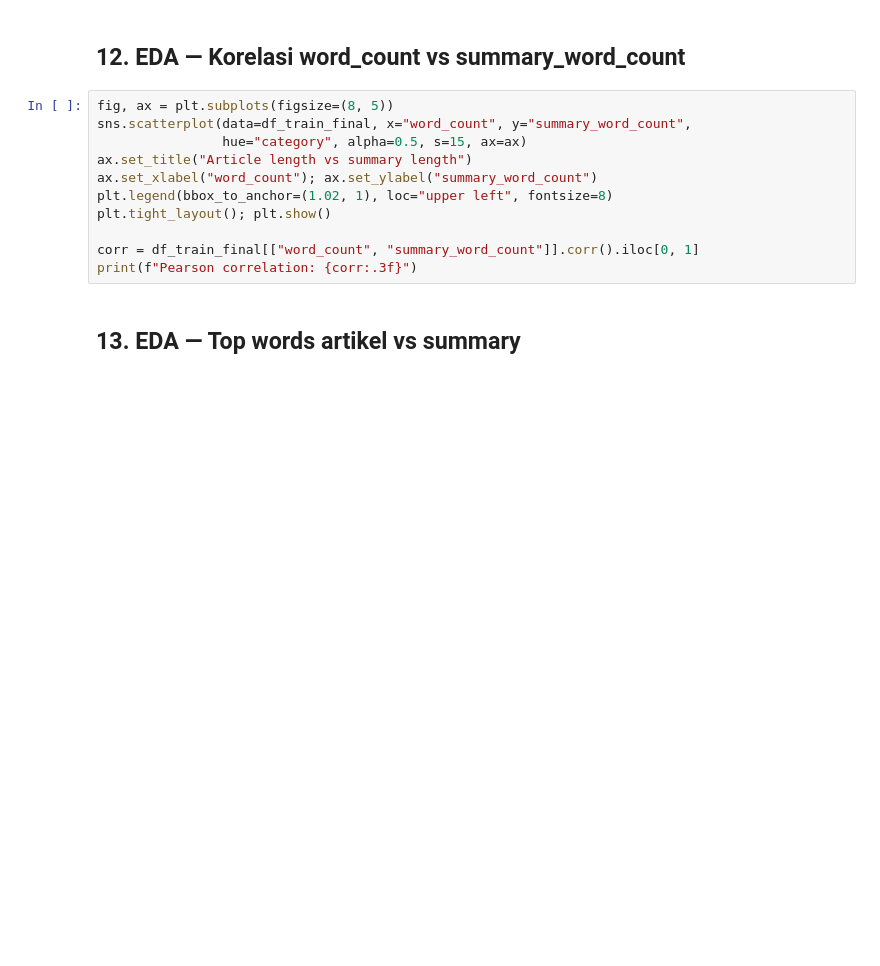
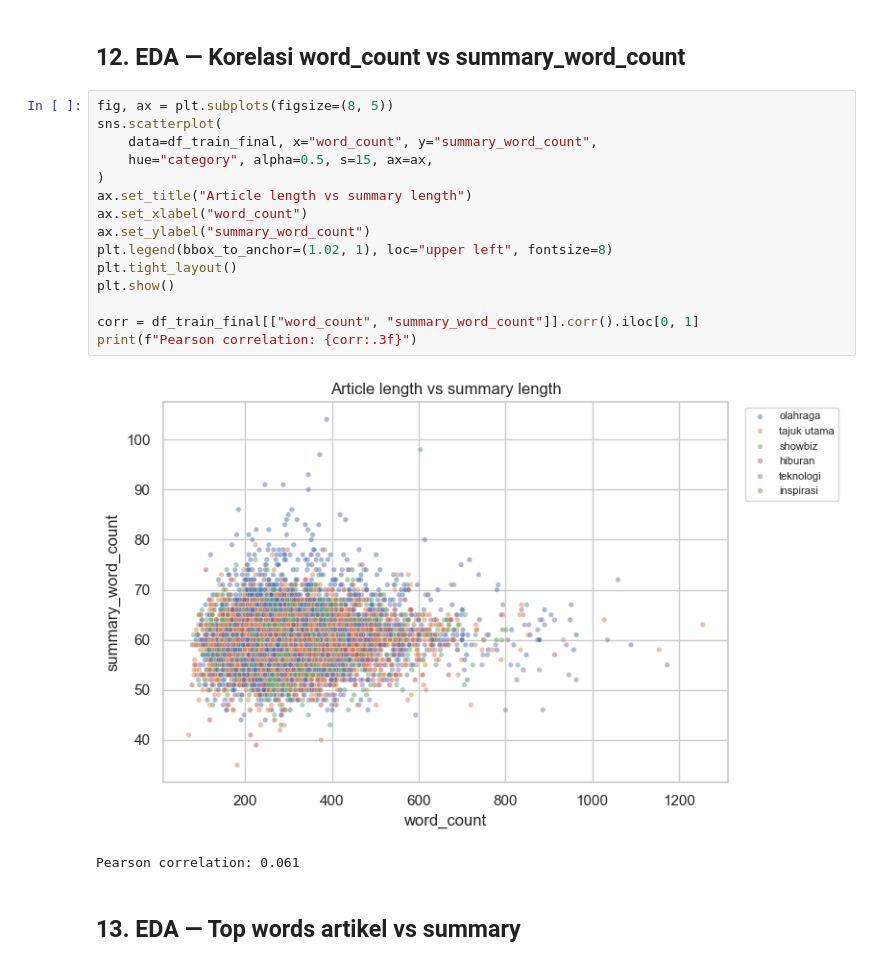
Before and after one commit to FadhRach/NLP-Project-Summarization, a Jupyter notebook: notebook/text_conversion.ipynb, the cells around one changed output. Saved outputs shown, nothing was run; the diff lists cells and outputs as text; blank space fills up the shorter version.

```diff
--- a/notebook/text_conversion.ipynb
+++ b/notebook/text_conversion.ipynb
@@ -362,15 +547,22 @@ for df, name in [(df_train_final, "train"), (df_val_final, "val"), (df_test_fina
 ## 12. EDA — Korelasi word_count vs summary_word_count
 # %%
 fig, ax = plt.subplots(figsize=(8, 5))
-sns.scatterplot(data=df_train_final, x="word_count", y="summary_word_count",
-                hue="category", alpha=0.5, s=15, ax=ax)
+sns.scatterplot(
+    data=df_train_final, x="word_count", y="summary_word_count",
+    hue="category", alpha=0.5, s=15, ax=ax,
+)
 ax.set_title("Article length vs summary length")
-ax.set_xlabel("word_count"); ax.set_ylabel("summary_word_count")
+ax.set_xlabel("word_count")
+ax.set_ylabel("summary_word_count")
 plt.legend(bbox_to_anchor=(1.02, 1), loc="upper left", fontsize=8)
-plt.tight_layout(); plt.show()
+plt.tight_layout()
+plt.show()
 
 corr = df_train_final[["word_count", "summary_word_count"]].corr().iloc[0, 1]
 print(f"Pearson correlation: {corr:.3f}")
+# %% [output]
+[figure, added]
+Pearson correlation: 0.061
 # %% [markdown]
 ## 13. EDA — Top words artikel vs summary
 # %%
```
Also changed, not shown: parts of 25 cells of this notebook, 6 other files.
